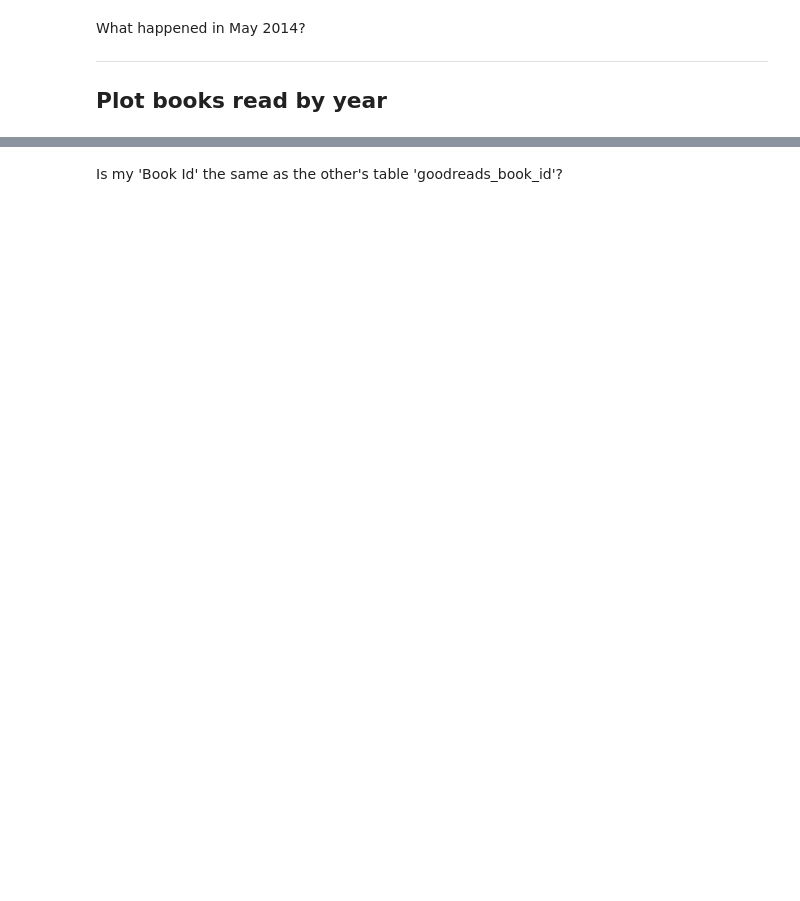
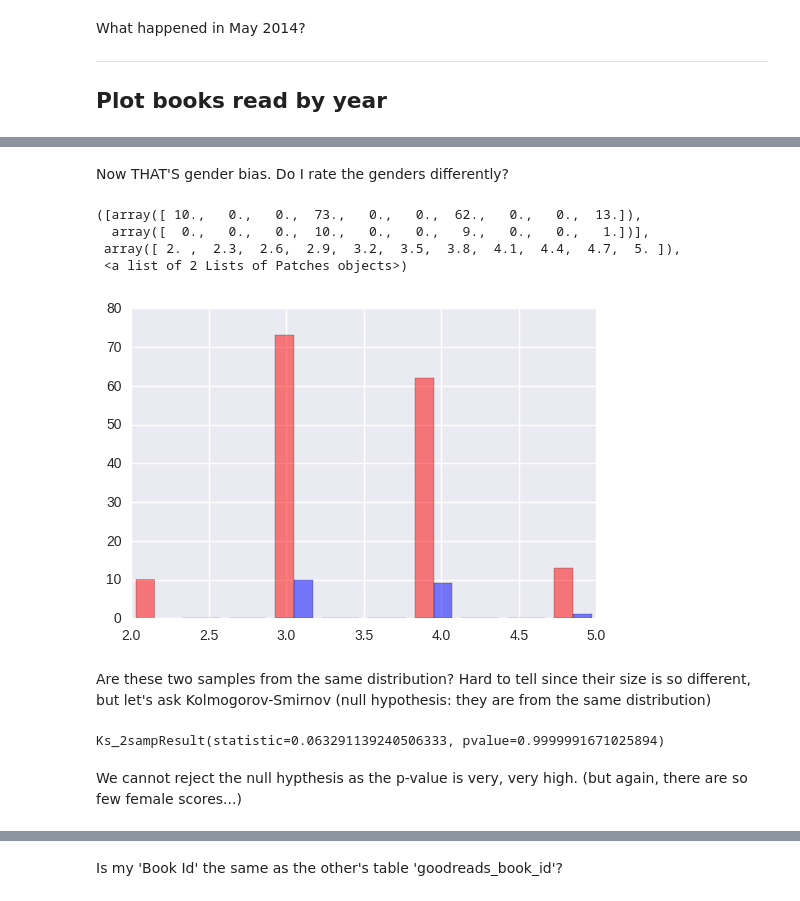
Before and after one commit to philippbayer/Goodreads_visualization, a Jupyter notebook: README.ipynb, the cells around one changed output, grey strips where cells are left out. Drawn from its saved outputs; the diff is of its cells as text; code cells hidden in the pictures; blank space fills up the shorter version.

```diff
--- a/README.ipynb
+++ b/README.ipynb
@@ -335,0 +362,23 @@ A helpful soul has uploaded ratings and stats for the 10,000 books on Goodreads.
+# %% [markdown]
+Now THAT'S gender bias. Do I rate the genders differently?
+# %%
+cleaned_df['Gender'] = genders
+
+male_scores = cleaned_df[cleaned_df['Gender'] == 'male']['My Rating'].values
+female_scores = cleaned_df[cleaned_df['Gender'] == 'female']['My Rating'].values
+
+plt.hist([male_scores, female_scores], color=['r','b'], alpha=0.5)
+# %% [output]
+([array([ 10.,   0.,   0.,  73.,   0.,   0.,  62.,   0.,   0.,  13.]),
+  array([  0.,   0.,   0.,  10.,   0.,   0.,   9.,   0.,   0.,   1.])],
+ array([ 2. ,  2.3,  2.6,  2.9,  3.2,  3.5,  3.8,  4.1,  4.4,  4.7,  5. ]),
+ <a list of 2 Lists of Patches objects>)
+[figure, added]
+# %% [markdown]
+Are these two samples from the same distribution? Hard to tell since their size is so different, but let's ask Kolmogorov-Smirnov (null hypothesis: they are from the same distribution)
+# %%
+scipy.stats.ks_2samp(male_scores, female_scores)
+# %% [output]
+Ks_2sampResult(statistic=0.063291139240506333, pvalue=0.9999991671025894)
+# %% [markdown]
+We cannot reject the null hypthesis as the p-value is very, very high. (but again, there are so few female scores...)
```
Also changed, not shown: parts of 17 cells of this notebook, 16 other files.
